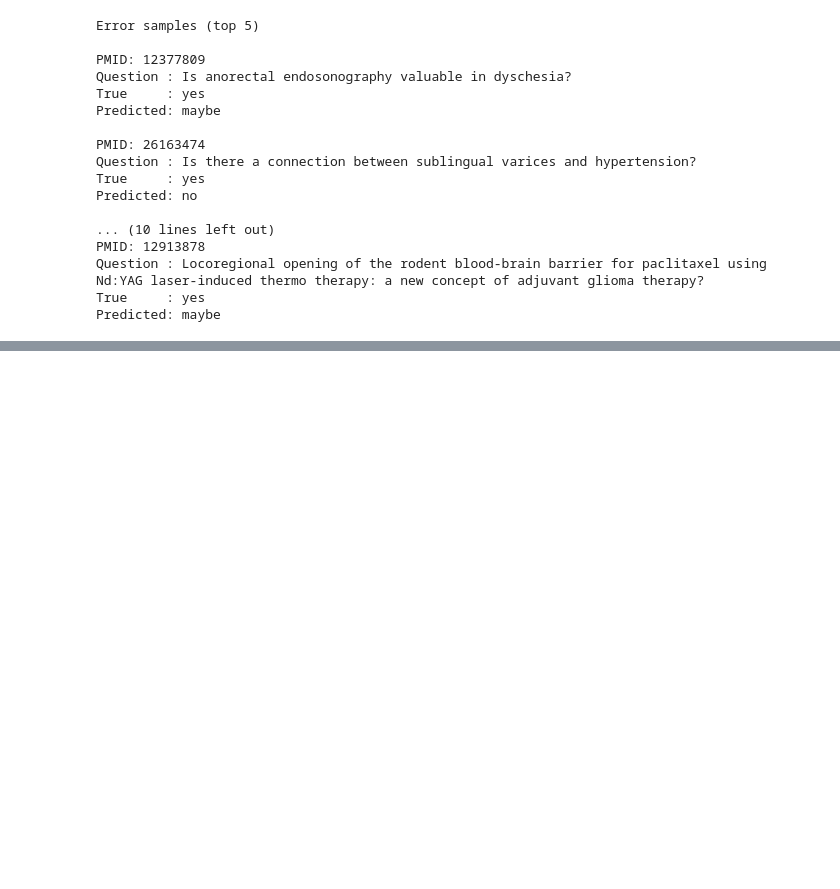
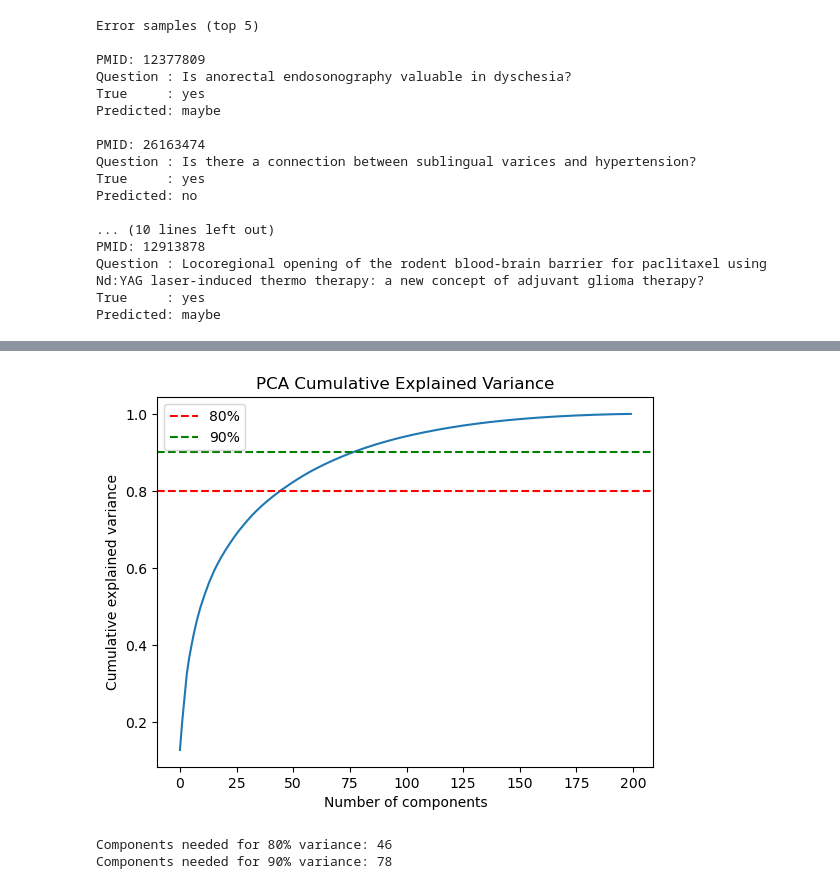
Before and after one commit to realhenrycheng/AITA_Coursework_Team11, a Jupyter notebook: biowordvec_mlp.ipynb, the cells around one changed output, grey strips where cells are left out. Cells and saved outputs as stored; diff of their text form; code cells hidden in the pictures; blank space fills up the shorter version.

```diff
--- a/biowordvec_mlp.ipynb
+++ b/biowordvec_mlp.ipynb
@@ -375,0 +402,23 @@ Predicted: maybe
+# %%
+pca_full = PCA()
+pca_full.fit(X_train)
+cumulative = np.cumsum(pca_full.explained_variance_ratio_)
+
+plt.plot(cumulative)
+plt.xlabel("Number of components")
+plt.ylabel("Cumulative explained variance")
+plt.axhline(y=0.8, color='r', linestyle='--', label='80%')
+plt.axhline(y=0.9, color='g', linestyle='--', label='90%')
+plt.legend()
+plt.title("PCA Cumulative Explained Variance")
+plt.show()
+
+# 80%
+n_80 = np.argmax(cumulative >= 0.8) + 1
+n_90 = np.argmax(cumulative >= 0.9) + 1
+print(f"Components needed for 80% variance: {n_80}")
+print(f"Components needed for 90% variance: {n_90}")
+# %% [output]
+[figure, added]
+Components needed for 80% variance: 46
+Components needed for 90% variance: 78
```
Also changed, not shown: parts of 9 cells of this notebook.
